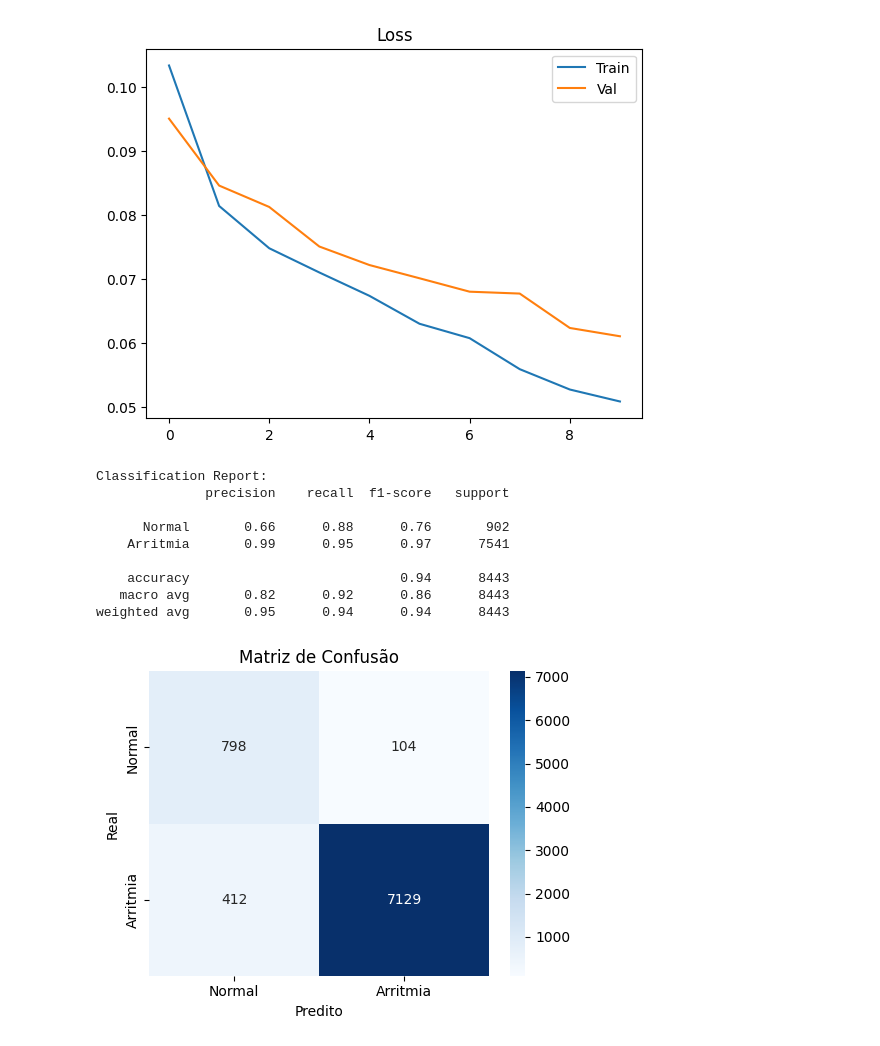
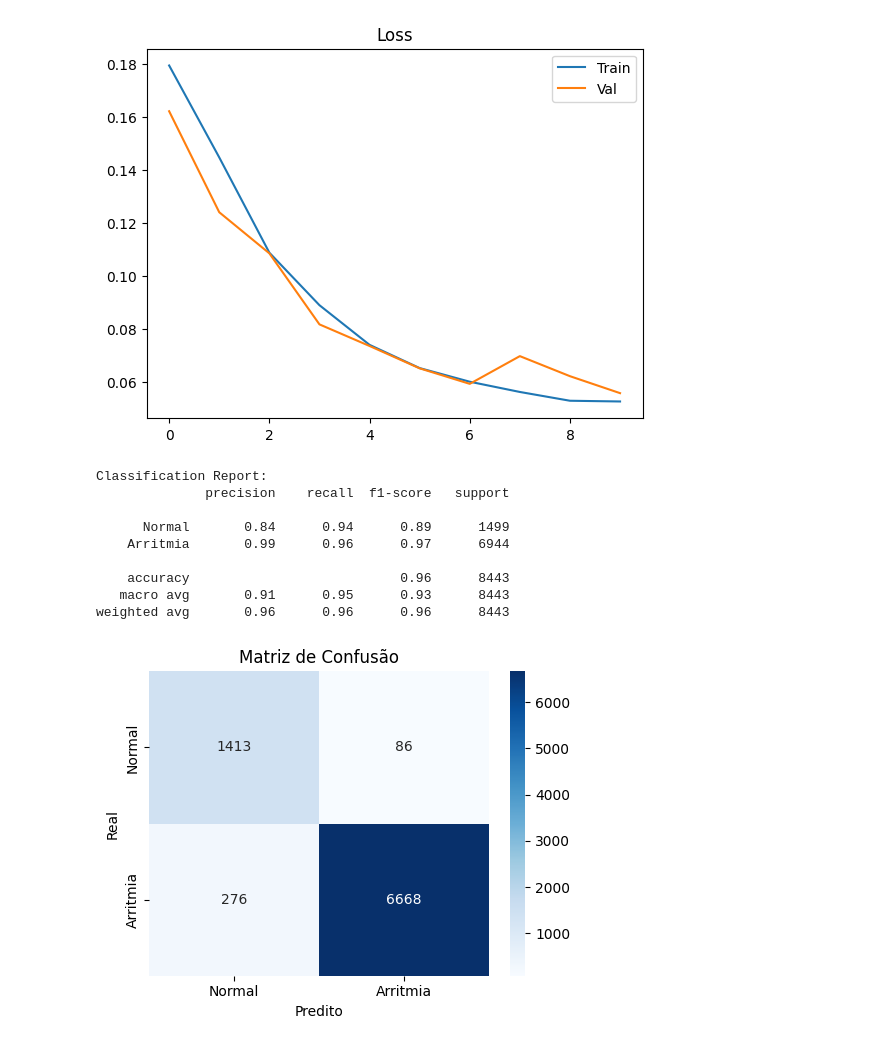
Before and after one commit to yurildss/tcc, a Jupyter notebook: TreinamentoDeDecisao.ipynb, the cells around one changed output. Drawn from its saved outputs; the diff is of its cells as text; code cells hidden in the pictures.

```diff
--- a/TreinamentoDeDecisao.ipynb
+++ b/TreinamentoDeDecisao.ipynb
@@ -207,11 +207,11 @@ if __name__ == "__main__":
 
 
     CLASS_MAP = {
-        "A": 0,
+        "A": 1,
         "B": 1,
         "F": 1,
         "L": 1,
-        "N": 1,
+        "N": 0,
         "R": 1,
         "V": 1,
         "f": 1
@@ -269,4 +269,4 @@ Epoch 10/10 | Train Loss: 0.0508 | Val Loss: 0.0610 | Val Acc: 0.9389
-[figure, old version]
+[figure, new version]
 # %%
 cm = evaluate_with_confusion_matrix(
     model,
@@ -280,10 +280,10 @@ plot_confusion_matrix(cm)
 Classification Report:
               precision    recall  f1-score   support
 
-      Normal       0.66      0.88      0.76       902
-    Arritmia       0.99      0.95      0.97      7541
+      Normal       0.84      0.94      0.89      1499
+    Arritmia       0.99      0.96      0.97      6944
 
-    accuracy                           0.94      8443
-   macro avg       0.82      0.92      0.86      8443
-weighted avg       0.95      0.94      0.94      8443
+    accuracy                           0.96      8443
+   macro avg       0.91      0.95      0.93      8443
+weighted avg       0.96      0.96      0.96      8443
-[figure, old version]
+[figure, new version]
```
Also changed, not shown: parts of 1 cell of this notebook.
